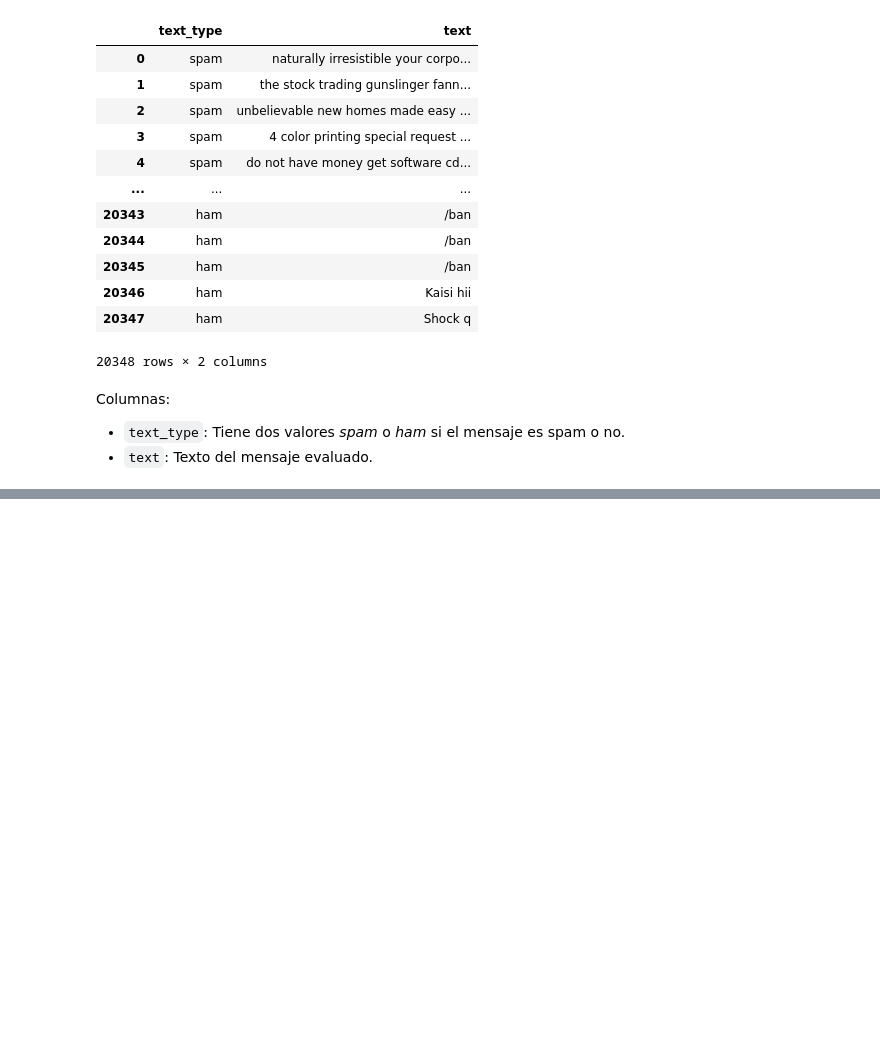
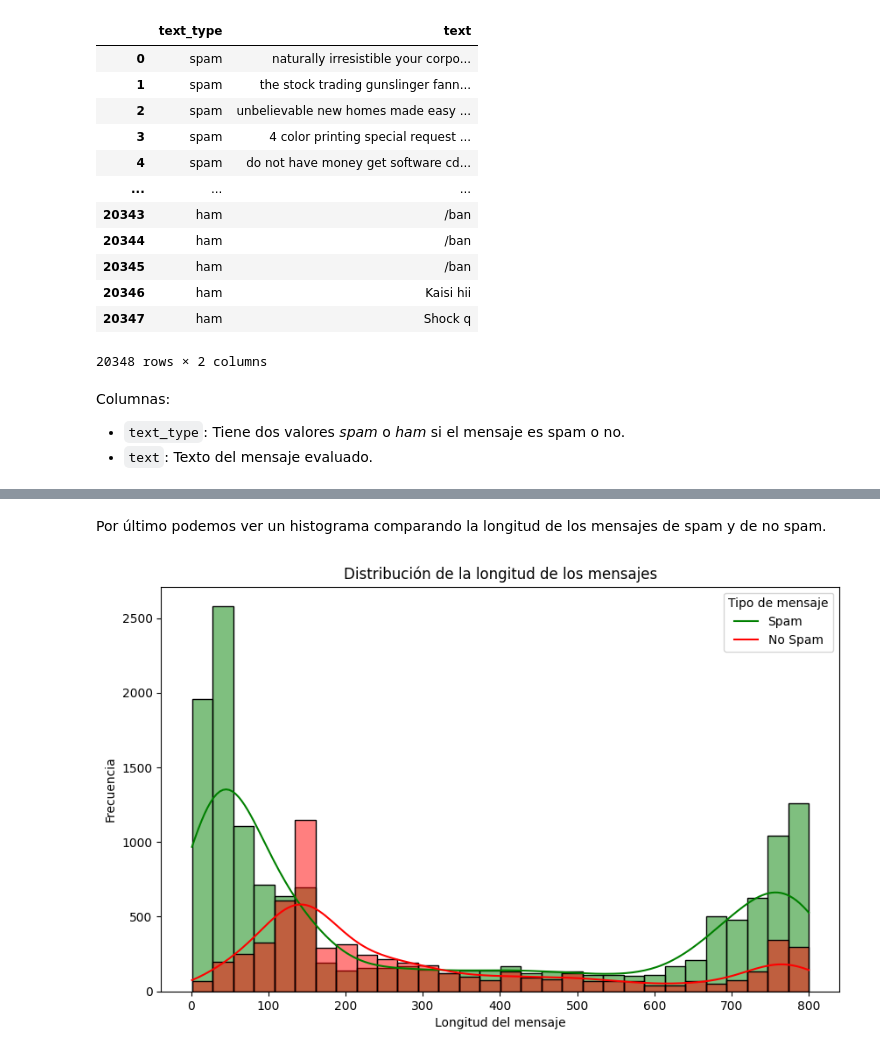
Before and after one commit to DaniRamirezVaquero/Proyecto-clasificacion-binaria--spam-, a Jupyter notebook: proyecto_clasificador_binario_NPL.ipynb, the cells around one changed output, grey strips where cells are left out. Saved outputs shown, nothing was run; the diff lists cells and outputs as text; code cells hidden in the pictures; blank space fills up the shorter version.

```diff
--- a/proyecto_clasificador_binario_NPL.ipynb
+++ b/proyecto_clasificador_binario_NPL.ipynb
@@ -50,0 +97,12 @@ Columnas:
+# %% [markdown]
+Por último podemos ver un histograma comparando la longitud de los mensajes de spam y de no spam.
+# %%
+plt.figure(figsize=(10, 6))
+sns.histplot(english_df, x=english_df['text'].apply(len), hue='text_type', bins=30, kde=True, palette={'spam': 'red', 'ham': 'green'})
+plt.title('Distribución de la longitud de los mensajes')
+plt.xlabel('Longitud del mensaje')
+plt.ylabel('Frecuencia')
+plt.legend(title='Tipo de mensaje', labels=['Spam', 'No Spam'])
+plt.show()
+# %% [output]
+[figure, added]
```
Also changed, not shown: parts of 7 cells of this notebook.
